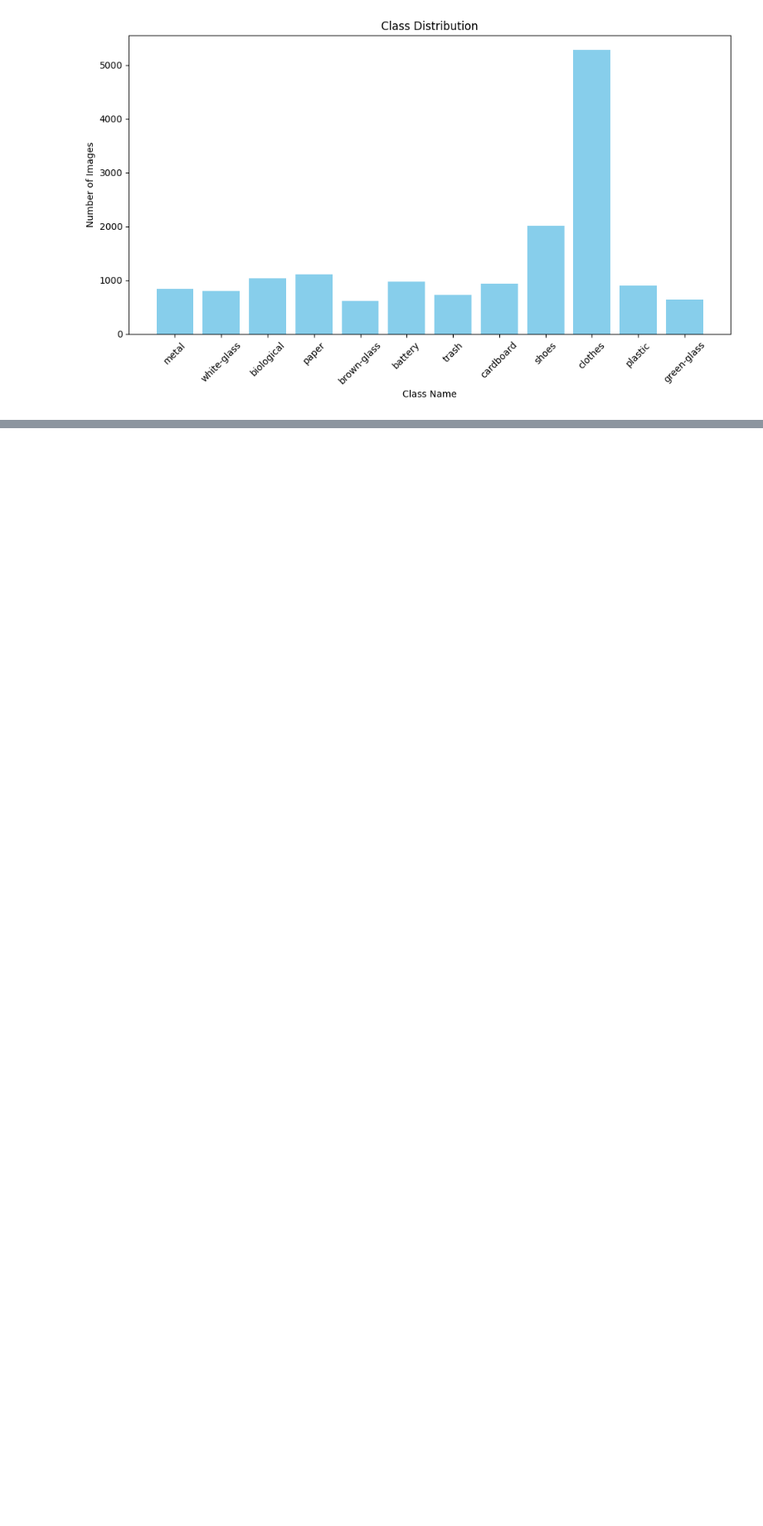
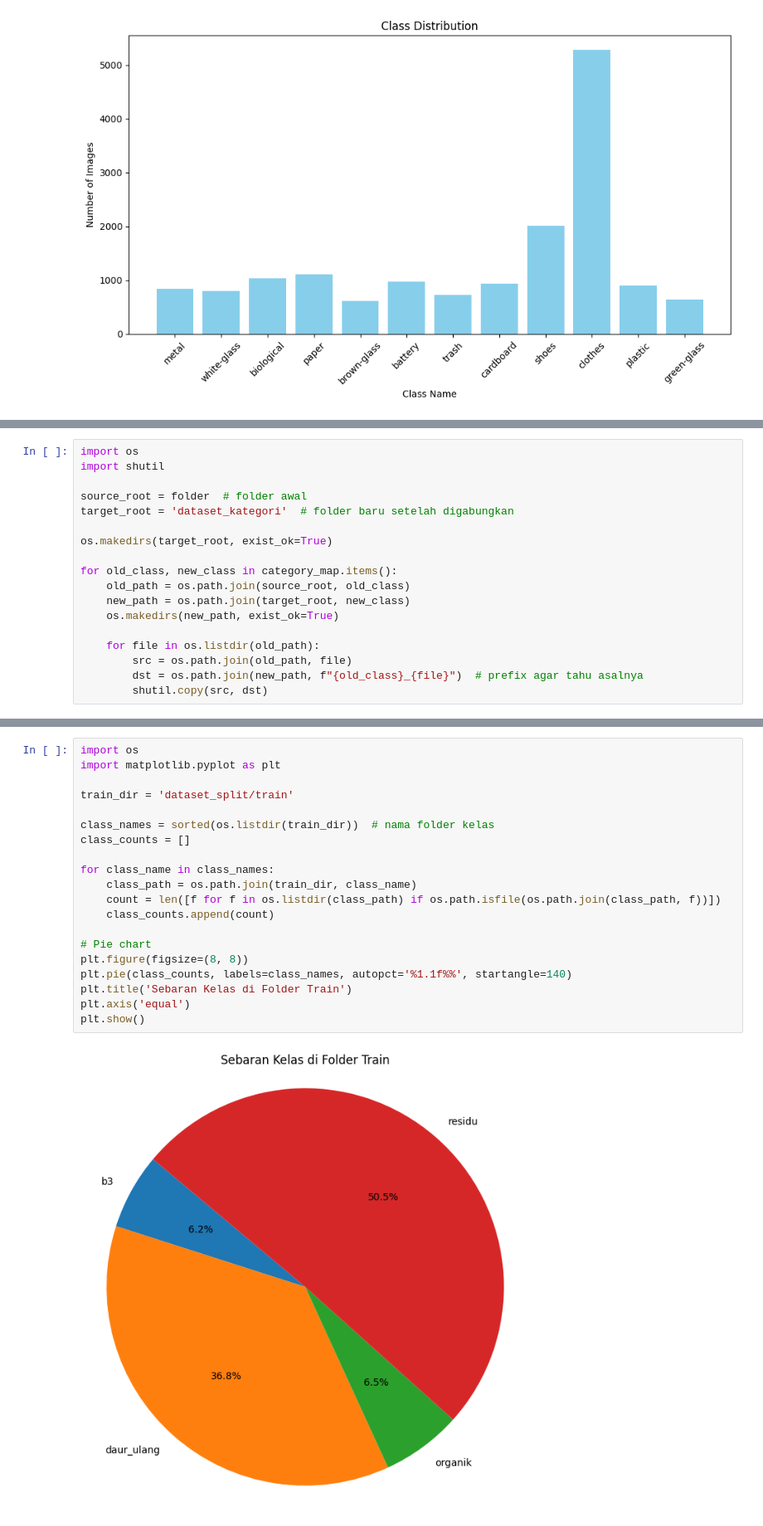
Before and after one commit to MHzNug/KKN-Periode-2, a Jupyter notebook: training_model.ipynb, the cells around one changed output, grey strips where cells are left out. Shown at 83% size. Cells and saved outputs as stored; diff of their text form; blank space fills up the shorter version.

```diff
--- a/training_model.ipynb
+++ b/training_model.ipynb
@@ -96,0 +138,18 @@ plt.show()
+# %%
+import os
+import shutil
+
+source_root = folder  # folder awal
+target_root = 'dataset_kategori'  # folder baru setelah digabungkan
+
+os.makedirs(target_root, exist_ok=True)
+
+for old_class, new_class in category_map.items():
+    old_path = os.path.join(source_root, old_class)
+    new_path = os.path.join(target_root, new_class)
+    os.makedirs(new_path, exist_ok=True)
+
+    for file in os.listdir(old_path):
+        src = os.path.join(old_path, file)
+        dst = os.path.join(new_path, f"{old_class}_{file}")  # prefix agar tahu asalnya
+        shutil.copy(src, dst)
@@ -96,0 +199,22 @@ plt.show()
+# %%
+import os
+import matplotlib.pyplot as plt
+
+train_dir = 'dataset_split/train'
+
+class_names = sorted(os.listdir(train_dir))  # nama folder kelas
+class_counts = []
+
+for class_name in class_names:
+    class_path = os.path.join(train_dir, class_name)
+    count = len([f for f in os.listdir(class_path) if os.path.isfile(os.path.join(class_path, f))])
+    class_counts.append(count)
+
+# Pie chart
+plt.figure(figsize=(8, 8))
+plt.pie(class_counts, labels=class_names, autopct='%1.1f%%', startangle=140)
+plt.title('Sebaran Kelas di Folder Train')
+plt.axis('equal')
+plt.show()
+# %% [output]
+[figure, added]
```
Also changed, not shown: parts of 9 cells of this notebook.
